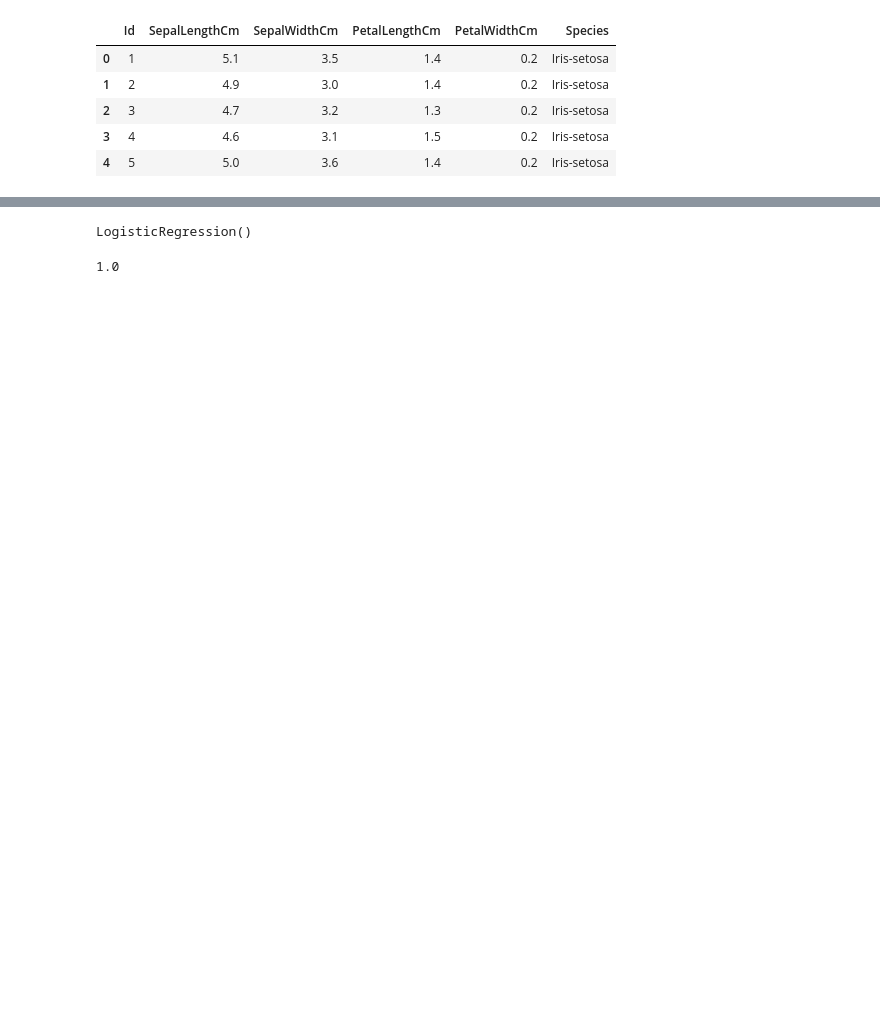
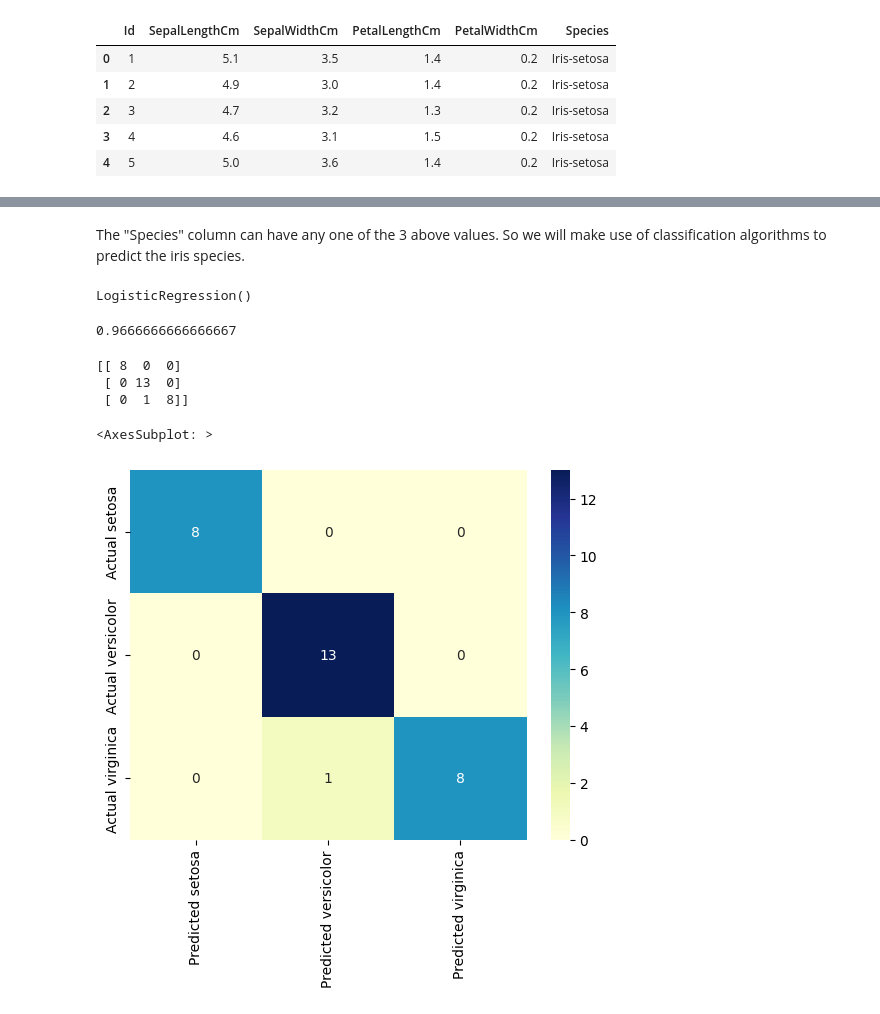
Before and after one commit to Codeworm08/OIBSIP, a Jupyter notebook: irisClassification.ipynb, the cells around one changed output, grey strips where cells are left out. Saved outputs shown, nothing was run; the diff lists cells and outputs as text; code cells hidden in the pictures; blank space fills up the shorter version.

Commit message:
modified classifier. added confusion matrix to iris

```diff
--- a/irisClassification.ipynb
+++ b/irisClassification.ipynb
@@ -26,17 +23,34 @@ plt.legend(loc='upper left')
+# %% [markdown]
+The "Species" column can have any one of the 3 above values. So we will make use of classification algorithms to predict the iris species.
 # %%
 from sklearn.linear_model import LogisticRegression
 from sklearn.model_selection import train_test_split
 from sklearn.metrics import accuracy_score
 # %%
-X_train, X_test, y_train, y_test = train_test_split(iris.drop("Species", axis=1), iris["Species"], test_size=0.2)
+X=iris[["SepalLengthCm","SepalWidthCm","PetalLengthCm","PetalWidthCm"]]
+y=iris["Species"]
+X_train, X_test, y_train, y_test = train_test_split(X, y, test_size=0.2)
 logistic=LogisticRegression()
 logistic.fit(X_train, y_train)
 # %% [output]
 LogisticRegression()
 # %%
 predictions=logistic.predict(X_test)
+score = logistic.score(X_test,y_test)
+print(score)
+# %% [output]
+0.9666666666666667
-# %%
-score = logistic.score(X_test,y_test)
-print(score)
-# %% [output]
-1.0
+# %%
+from sklearn.metrics import confusion_matrix
+cm = confusion_matrix(y_test, predictions)
+print(cm)
+cm_matrix = pd.DataFrame(data=cm,columns=['Predicted setosa','Predicted versicolor','Predicted virginica'],
+                         index=['Actual setosa','Actual versicolor','Actual virginica'])
+
+sb.heatmap(cm_matrix, annot=True, fmt='d', cmap='YlGnBu')
+# %% [output]
+[[ 8  0  0]
+ [ 0 13  0]
+ [ 0  1  8]]
+<AxesSubplot: >
+[figure, added]
```
Also changed, not shown: parts of 2 cells of this notebook.
